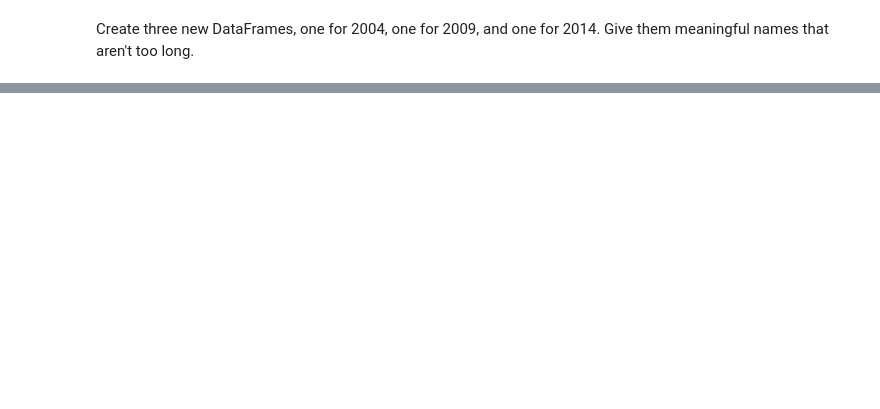
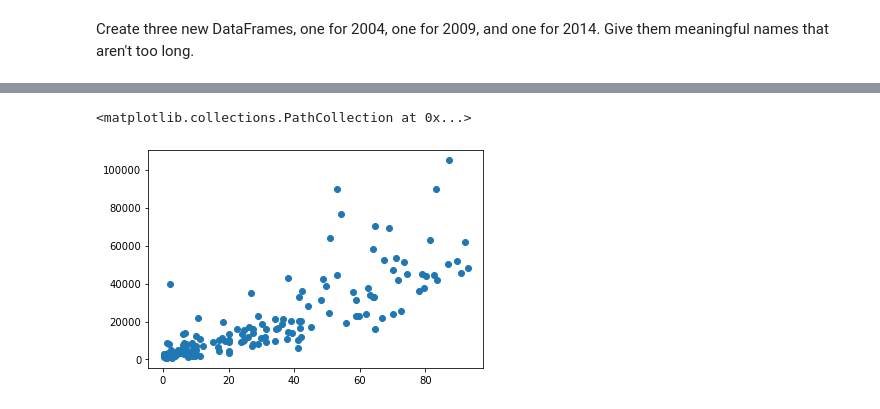
Before and after one commit to tarynpatterson/gdp-and-internet-usage-tarynpatterson, a Jupyter notebook: data/GDP and Internet Usage.ipynb, the cells around one changed output, grey strips where cells are left out. Saved outputs shown, nothing was run; the diff lists cells and outputs as text; code cells hidden in the pictures; blank space fills up the shorter version.

```diff
--- a/data/GDP and Internet Usage.ipynb
+++ b/data/GDP and Internet Usage.ipynb
@@ -237,0 +330,5 @@ Index: []
+# %%
+plt.scatter(gdp_int_2009['Internet_Users_Pct'], gdp_int_2009['GDP_Per_Capita'])
+# %% [output]
+<matplotlib.collections.PathCollection at 0x...>
+[figure, added]
```
Also changed, not shown: parts of 30 cells of this notebook.
